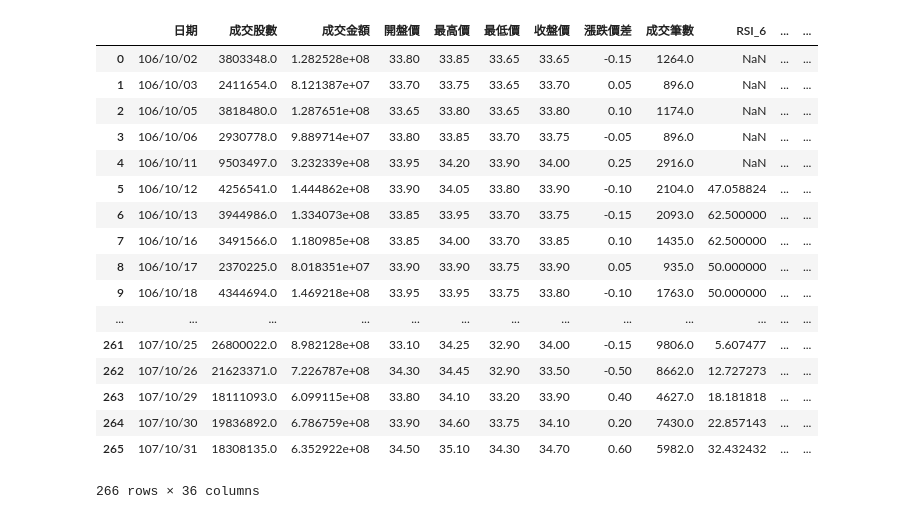
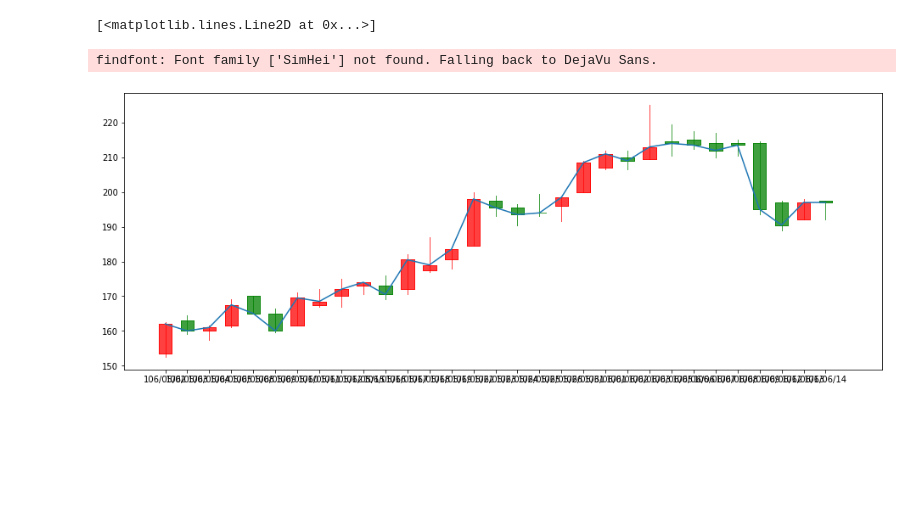
Before and after one commit to Moriarty002/Graphics-in-Finance, a Jupyter notebook: Test.ipynb, the cells around one changed output. Drawn from its saved outputs; the diff is of its cells as text; code cells hidden in the pictures; blank space fills up the shorter version.

```diff
--- a/Test.ipynb
+++ b/Test.ipynb
@@ -683,64 +512,16 @@ df1
-# %%
-def KDX(index) :
-    ky1 = float(df1.at[index-1,'K'])
-    ky2 = float(df1.at[index,'K'])
-    dy1 = float(df1.at[index-1,'D'])
-    dy2 = float(df1.at[index,'D'])
-
-    k1 = ky2 - ky1
-    b1 = ky1 - k1
-    k2 = dy2 - dy1
-    b2 = dy1 - k2
-
-    x = (b2 - b1) / (k1 - k2)
-    y = (k1*x) + b1
-    return y
-
-N_day=5
-
-for i in range(N_day,len(df1)):
-    Yesterday=df1.loc[i-1,'D']-df1.loc[i-1,'K']
-    Today    =df1.loc[i,'D']-df1.loc[i,'K']
-    Product = Yesterday*Today
-
-    if Product < 0 or (abs(Product-0)<0.0001) :
-        if Yesterday > 0:
-            a=1
-        else :
-            a=-1
-    else :
-        a=0
-
-    #print(a)
-
-    if a!=0 :
-        Y = KDX(i)
-        #print(Y)
-        #print(Yesterday)
-        #print(Today)
-        if Y >= 80 or Y < 20 :
-            if a == 1 :
-                df1.loc[i,'買賣'] = '買'
-            if a == -1 :
-                df1.loc[i,'買賣'] = '賣'
-
-df1
-# %% [output]
-|  | 日期 | 成交股數 | 成交金額 | 開盤價 | 最高價 | 最低價 | 收盤價 | 漲跌價差 | 成交筆數 | RSI_6 | ... | ... |
-| 0 | 106/10/02 | 3803348.0 | 1.282528e+08 | 33.80 | 33.85 | 33.65 | 33.65 | -0.15 | 1264.0 | NaN | ... | ... |
-| 1 | 106/10/03 | 2411654.0 | 8.121387e+07 | 33.70 | 33.75 | 33.65 | 33.70 | 0.05 | 896.0 | NaN | ... | ... |
-| 2 | 106/10/05 | 3818480.0 | 1.287651e+08 | 33.65 | 33.80 | 33.65 | 33.80 | 0.10 | 1174.0 | NaN | ... | ... |
-| 3 | 106/10/06 | 2930778.0 | 9.889714e+07 | 33.80 | 33.85 | 33.70 | 33.75 | -0.05 | 896.0 | NaN | ... | ... |
-| 4 | 106/10/11 | 9503497.0 | 3.232339e+08 | 33.95 | 34.20 | 33.90 | 34.00 | 0.25 | 2916.0 | NaN | ... | ... |
-| 5 | 106/10/12 | 4256541.0 | 1.444862e+08 | 33.90 | 34.05 | 33.80 | 33.90 | -0.10 | 2104.0 | 47.058824 | ... | ... |
-| 6 | 106/10/13 | 3944986.0 | 1.334073e+08 | 33.85 | 33.95 | 33.70 | 33.75 | -0.15 | 2093.0 | 62.500000 | ... | ... |
-| 7 | 106/10/16 | 3491566.0 | 1.180985e+08 | 33.85 | 34.00 | 33.70 | 33.85 | 0.10 | 1435.0 | 62.500000 | ... | ... |
-| 8 | 106/10/17 | 2370225.0 | 8.018351e+07 | 33.90 | 33.90 | 33.75 | 33.90 | 0.05 | 935.0 | 50.000000 | ... | ... |
-| 9 | 106/10/18 | 4344694.0 | 1.469218e+08 | 33.95 | 33.95 | 33.75 | 33.80 | -0.10 | 1763.0 | 50.000000 | ... | ... |
-| ... | ... | ... | ... | ... | ... | ... | ... | ... | ... | ... | ... | ... |
-| 261 | 107/10/25 | 26800022.0 | 8.982128e+08 | 33.10 | 34.25 | 32.90 | 34.00 | -0.15 | 9806.0 | 5.607477 | ... | ... |
-| 262 | 107/10/26 | 21623371.0 | 7.226787e+08 | 34.30 | 34.45 | 32.90 | 33.50 | -0.50 | 8662.0 | 12.727273 | ... | ... |
-| 263 | 107/10/29 | 18111093.0 | 6.099115e+08 | 33.80 | 34.10 | 33.20 | 33.90 | 0.40 | 4627.0 | 18.181818 | ... | ... |
-| 264 | 107/10/30 | 19836892.0 | 6.786759e+08 | 33.90 | 34.60 | 33.75 | 34.10 | 0.20 | 7430.0 | 22.857143 | ... | ... |
-| 265 | 107/10/31 | 18308135.0 | 6.352922e+08 | 34.50 | 35.10 | 34.30 | 34.70 | 0.60 | 5982.0 | 32.432432 | ... | ... |
-266 rows × 36 columns
+# %%
+
+df3 = df1
+df3=df3.drop(range(31,len(df3)))
+
+
+fig = plt.figure(figsize=(16, 6))
+ax = fig.add_subplot(1, 1, 1)
+ax.set_xticks(range(0, len(df3['日期']), 1))
+ax.set_xticklabels(df3['日期'][::1])
+mpf.candlestick2_ochl(ax, df3['開盤價'], df3['收盤價'], df3['最高價'],df3['最低價'], width=0.6, colorup='r', colordown='g', alpha=0.75)
+plt.plot(df3['收盤價'])
+# %% [output]
+[<matplotlib.lines.Line2D at 0x...>]
+findfont: Font family ['SimHei'] not found. Falling back to DejaVu Sans.
+[figure, added]
```
Also changed, not shown: parts of 13 cells of this notebook.
